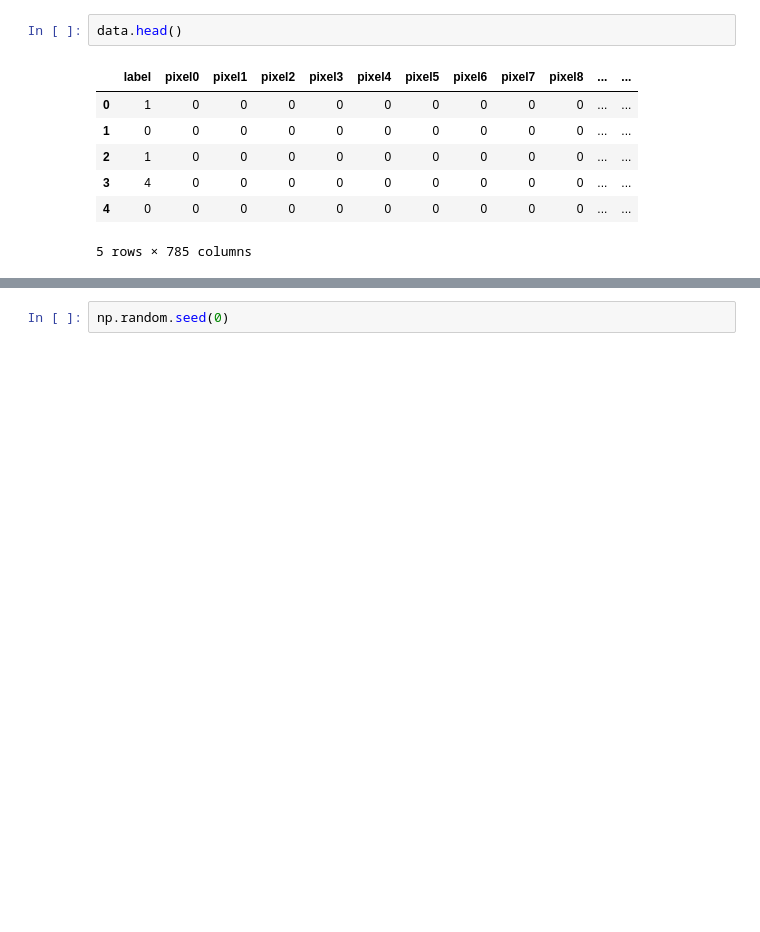
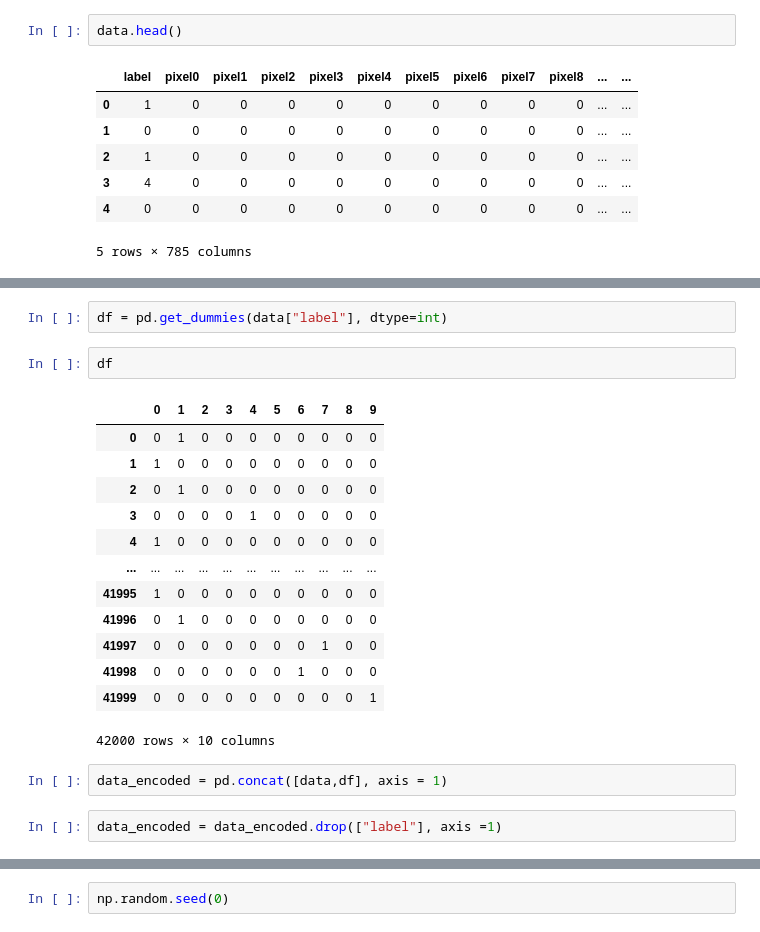
Before and after one commit to Kaustuv-Karki/Data-mining, a Jupyter notebook: NeuralNetwork/neural.ipynb, the cells around one changed output, grey strips where cells are left out. Drawn from its saved outputs; the diff is of its cells as text; blank space fills up the shorter version.

```diff
--- a/NeuralNetwork/neural.ipynb
+++ b/NeuralNetwork/neural.ipynb
@@ -16,0 +32,22 @@ data.head()
+# %%
+df = pd.get_dummies(data["label"], dtype=int)
+# %%
+df
+# %% [output]
+|  | 0 | 1 | 2 | 3 | 4 | 5 | 6 | 7 | 8 | 9 |
+| 0 | 0 | 1 | 0 | 0 | 0 | 0 | 0 | 0 | 0 | 0 |
+| 1 | 1 | 0 | 0 | 0 | 0 | 0 | 0 | 0 | 0 | 0 |
+| 2 | 0 | 1 | 0 | 0 | 0 | 0 | 0 | 0 | 0 | 0 |
+| 3 | 0 | 0 | 0 | 0 | 1 | 0 | 0 | 0 | 0 | 0 |
+| 4 | 1 | 0 | 0 | 0 | 0 | 0 | 0 | 0 | 0 | 0 |
+| ... | ... | ... | ... | ... | ... | ... | ... | ... | ... | ... |
+| 41995 | 1 | 0 | 0 | 0 | 0 | 0 | 0 | 0 | 0 | 0 |
+| 41996 | 0 | 1 | 0 | 0 | 0 | 0 | 0 | 0 | 0 | 0 |
+| 41997 | 0 | 0 | 0 | 0 | 0 | 0 | 0 | 1 | 0 | 0 |
+| 41998 | 0 | 0 | 0 | 0 | 0 | 0 | 1 | 0 | 0 | 0 |
+| 41999 | 0 | 0 | 0 | 0 | 0 | 0 | 0 | 0 | 0 | 1 |
+42000 rows × 10 columns
+# %%
+data_encoded = pd.concat([data,df], axis = 1)
+# %%
+data_encoded = data_encoded.drop(["label"], axis =1)
```
Also changed, not shown: parts of 54 cells of this notebook.
